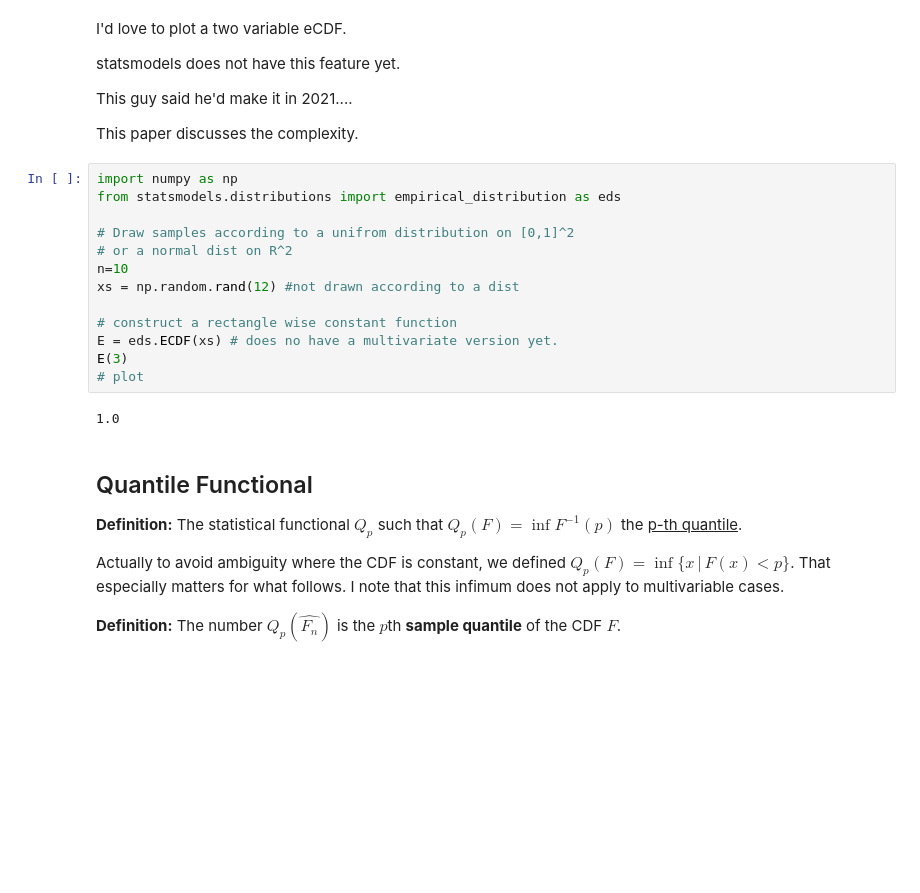
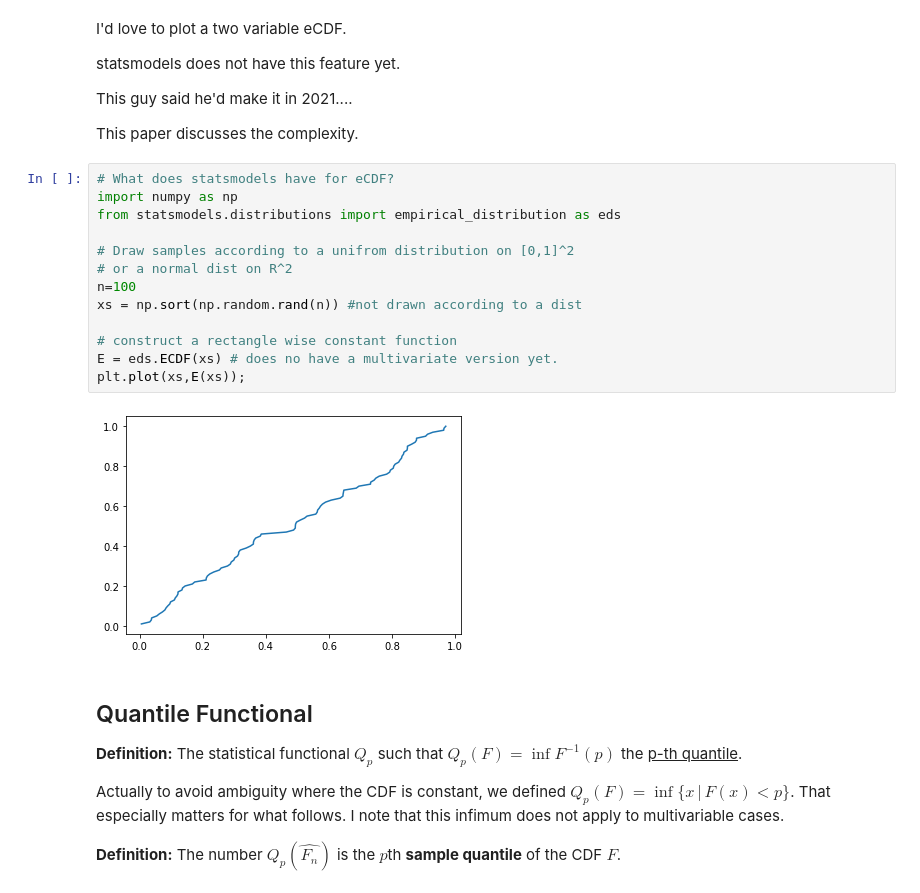
Before and after one commit to davidcherney/Wasserman_notes, a Jupyter notebook: notes_part_II.ipynb, the cells around one changed output. Drawn from its saved outputs; the diff is of its cells as text; blank space fills up the shorter version.

```diff
--- a/notes_part_II.ipynb
+++ b/notes_part_II.ipynb
@@ -773,20 +942,20 @@ statsmodels <a href src="https://www.statsmodels.org/dev/distributions.html#modu
 
 <a href src="https://arxiv.org/pdf/2005.03246.pdf">This paper</a> discusses the complexity.
 # %%
+# What does statsmodels have for eCDF?
 import numpy as np
 from statsmodels.distributions import empirical_distribution as eds
 
 # Draw samples according to a unifrom distribution on [0,1]^2
 # or a normal dist on R^2
-n=10
-xs = np.random.rand(12) #not drawn according to a dist
+n=100
+xs = np.sort(np.random.rand(n)) #not drawn according to a dist
 
 # construct a rectangle wise constant function
 E = eds.ECDF(xs) # does no have a multivariate version yet.
-E(3)
-# plot
+plt.plot(xs,E(xs));
 # %% [output]
-1.0
+[figure, added]
 # %% [markdown]
 ## Quantile Functional
 **Definition:** The statistical functional $Q_p$ such that $Q_p(F) = \inf F^{-1}(p)$ the <u>p-th quantile</u>.
```
Also changed, not shown: parts of 189 cells of this notebook, 6 other files.
